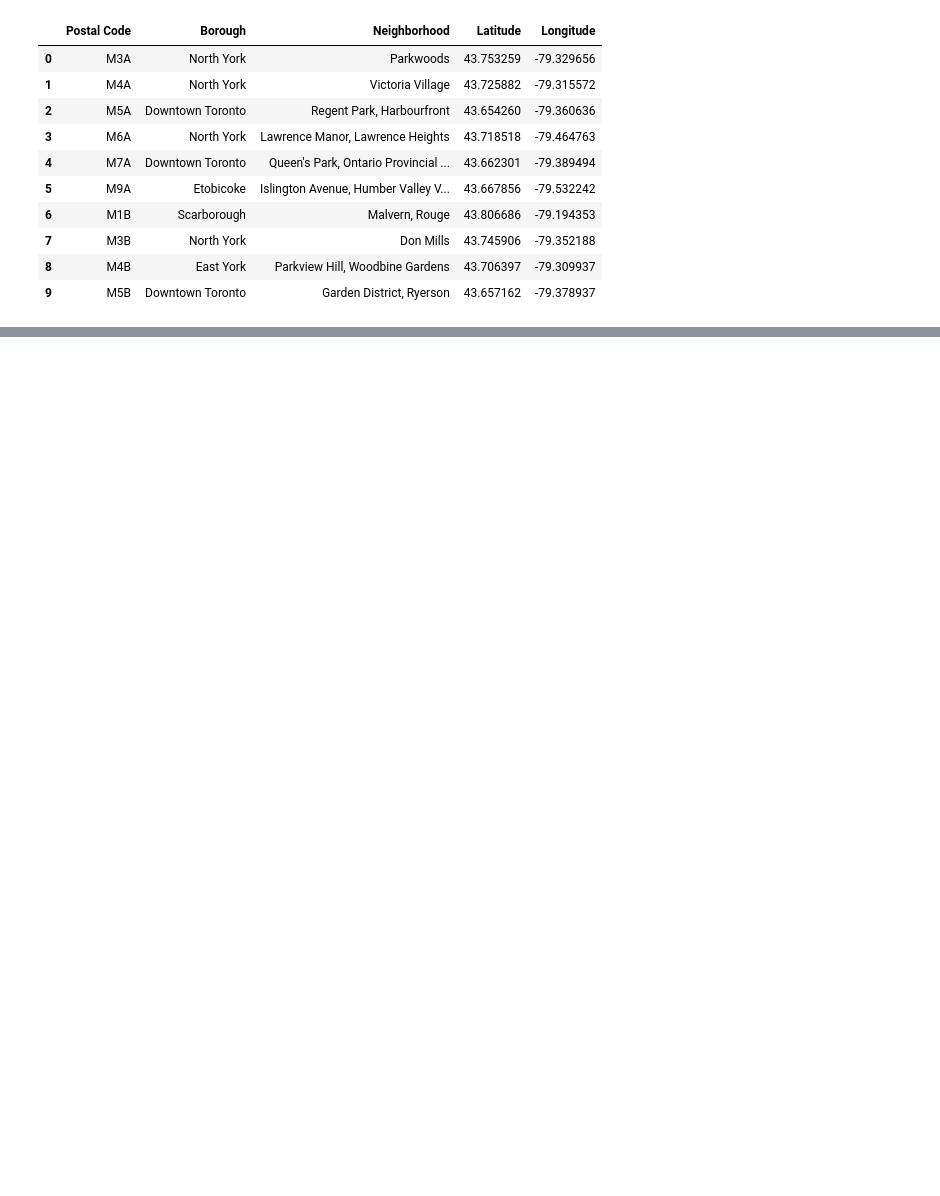
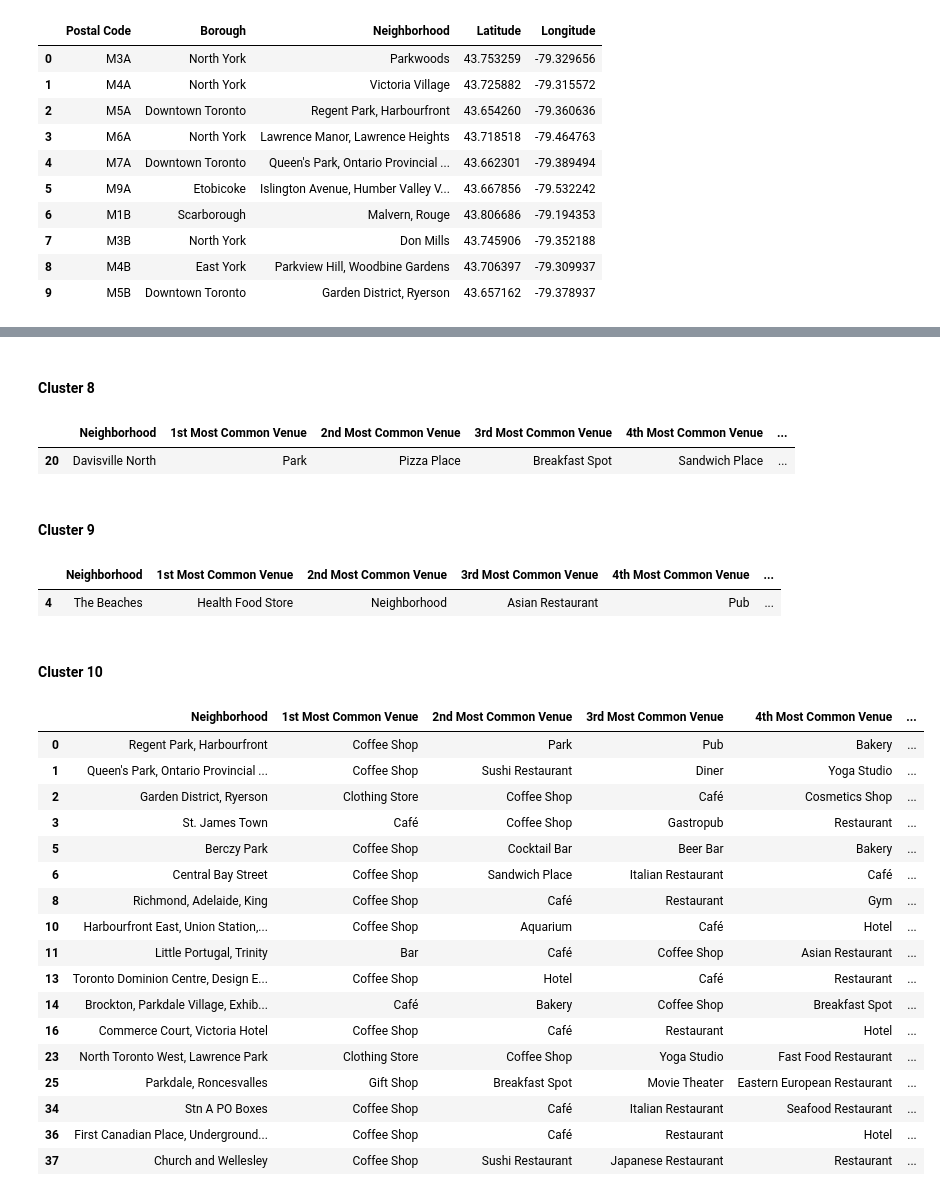
Before and after one commit to gkrause-github/capstone-project, a Jupyter notebook: Exploration of Toronto Boroughs.ipynb, the cells around one changed output, grey strips where cells are left out. Saved outputs shown, nothing was run; the diff lists cells and outputs as text; code cells hidden in the pictures; blank space fills up the shorter version.

```diff
--- a/Exploration of Toronto Boroughs.ipynb
+++ b/Exploration of Toronto Boroughs.ipynb
@@ -41,0 +402,12 @@ Note:  I will include my CLIENT ID and CLIENT SECRET in the next cell, and attem
+# %%
+num_top_venues = 5
+
+for hood in toronto_grouped['Neighborhood_Name']:
+    print("----"+hood+"----")
+    temp = toronto_grouped[toronto_grouped['Neighborhood_Name'] == hood].T.reset_index()
+    temp.columns = ['venue','freq']
+    temp = temp.iloc[1:]
+    temp['freq'] = temp['freq'].astype(float)
+    temp = temp.round({'freq': 2})
+    print(temp.sort_values('freq', ascending=False).reset_index(drop=True).head(num_top_venues))
+    print('\n')
@@ -41,0 +436,6 @@ Note:  I will include my CLIENT ID and CLIENT SECRET in the next cell, and attem
+# %%
+def return_most_common_venues(row, num_top_venues):
+    row_categories = row.iloc[1:]
+    row_categories_sorted = row_categories.sort_values(ascending=False)
+
+    return row_categories_sorted.index.values[0:num_top_venues]
@@ -41,0 +623,37 @@ Note:  I will include my CLIENT ID and CLIENT SECRET in the next cell, and attem
+# %% [markdown]
+#### Cluster 8
+# %%
+toronto_merged10.loc[toronto_merged10['Cluster Labels'] == 7, toronto_merged10.columns[[2] + list(range(6, toronto_merged10.shape[1]))]]
+# %% [output]
+|  | Neighborhood | 1st Most Common Venue | 2nd Most Common Venue | 3rd Most Common Venue | 4th Most Common Venue | ... |
+| 20 | Davisville North | Park | Pizza Place | Breakfast Spot | Sandwich Place | ... |
+# %% [markdown]
+#### Cluster 9
+# %%
+toronto_merged10.loc[toronto_merged10['Cluster Labels'] == 8, toronto_merged10.columns[[2] + list(range(6, toronto_merged10.shape[1]))]]
+# %% [output]
+|  | Neighborhood | 1st Most Common Venue | 2nd Most Common Venue | 3rd Most Common Venue | 4th Most Common Venue | ... |
+| 4 | The Beaches | Health Food Store | Neighborhood | Asian Restaurant | Pub | ... |
+# %% [markdown]
+#### Cluster 10
+# %%
+toronto_merged10.loc[toronto_merged10['Cluster Labels'] == 9, toronto_merged10.columns[[2] + list(range(6, toronto_merged10.shape[1]))]]
+# %% [output]
+|  | Neighborhood | 1st Most Common Venue | 2nd Most Common Venue | 3rd Most Common Venue | 4th Most Common Venue | ... |
+| 0 | Regent Park, Harbourfront | Coffee Shop | Park | Pub | Bakery | ... |
+| 1 | Queen's Park, Ontario Provincial ... | Coffee Shop | Sushi Restaurant | Diner | Yoga Studio | ... |
+| 2 | Garden District, Ryerson | Clothing Store | Coffee Shop | Café | Cosmetics Shop | ... |
+| 3 | St. James Town | Café | Coffee Shop | Gastropub | Restaurant | ... |
+| 5 | Berczy Park | Coffee Shop | Cocktail Bar | Beer Bar | Bakery | ... |
+| 6 | Central Bay Street | Coffee Shop | Sandwich Place | Italian Restaurant | Café | ... |
+| 8 | Richmond, Adelaide, King | Coffee Shop | Café | Restaurant | Gym | ... |
+| 10 | Harbourfront East, Union Station,... | Coffee Shop | Aquarium | Café | Hotel | ... |
+| 11 | Little Portugal, Trinity | Bar | Café | Coffee Shop | Asian Restaurant | ... |
+| 13 | Toronto Dominion Centre, Design E... | Coffee Shop | Hotel | Café | Restaurant | ... |
+| 14 | Brockton, Parkdale Village, Exhib... | Café | Bakery | Coffee Shop | Breakfast Spot | ... |
+| 16 | Commerce Court, Victoria Hotel | Coffee Shop | Café | Restaurant | Hotel | ... |
+| 23 | North Toronto West, Lawrence Park | Clothing Store | Coffee Shop | Yoga Studio | Fast Food Restaurant | ... |
+| 25 | Parkdale, Roncesvalles | Gift Shop | Breakfast Spot | Movie Theater | Eastern European Restaurant | ... |
+| 34 | Stn A PO Boxes | Coffee Shop | Café | Italian Restaurant | Seafood Restaurant | ... |
+| 36 | First Canadian Place, Underground... | Coffee Shop | Café | Restaurant | Hotel | ... |
+| 37 | Church and Wellesley | Coffee Shop | Sushi Restaurant | Japanese Restaurant | Restaurant | ... |
```
Also changed, not shown: parts of 72 cells of this notebook.
